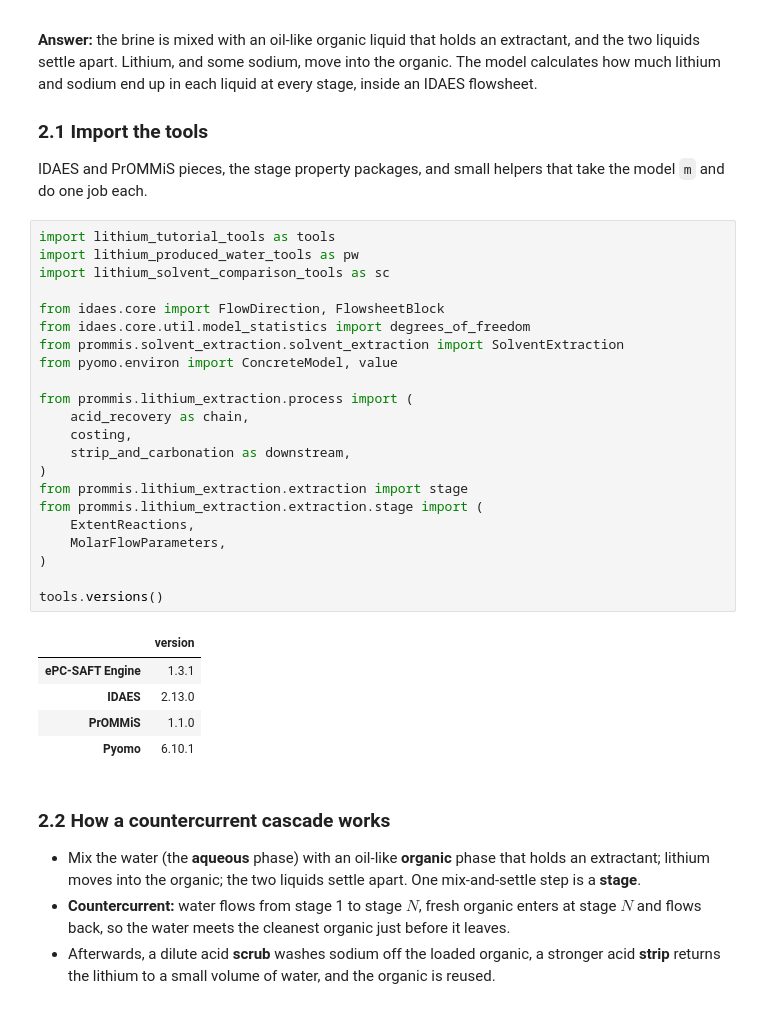
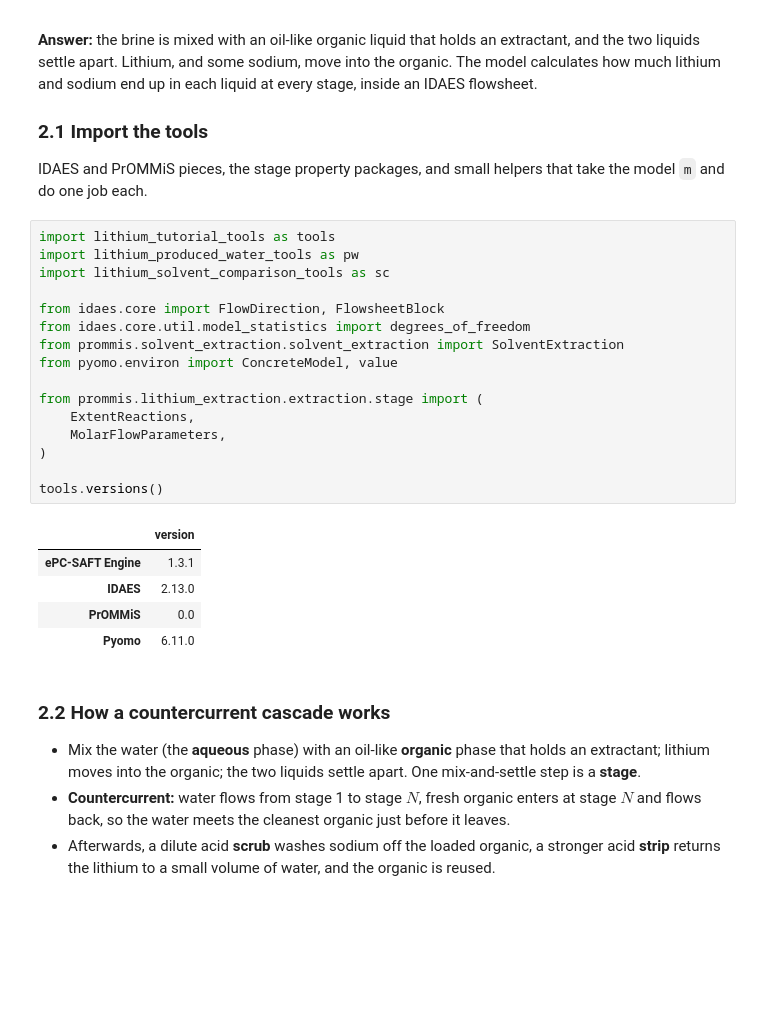
Before and after one commit to tannerpolley/prommis, a Jupyter notebook: docs/tutorials/lithium_produced_water_solvent_extraction.ipynb, the cells around one changed output. Drawn from its saved outputs; the diff is of its cells as text; blank space fills up the shorter version.

```diff
--- a/docs/tutorials/lithium_produced_water_solvent_extraction.ipynb
+++ b/docs/tutorials/lithium_produced_water_solvent_extraction.ipynb
@@ -57,31 +57,25 @@ IDAES and PrOMMiS pieces, the stage property packages, and small helpers that ta
 # %%
 import lithium_tutorial_tools as tools
 import lithium_produced_water_tools as pw
 import lithium_solvent_comparison_tools as sc
 
 from idaes.core import FlowDirection, FlowsheetBlock
 from idaes.core.util.model_statistics import degrees_of_freedom
 from prommis.solvent_extraction.solvent_extraction import SolventExtraction
 from pyomo.environ import ConcreteModel, value
 
-from prommis.lithium_extraction.process import (
-    acid_recovery as chain,
-    costing,
-    strip_and_carbonation as downstream,
-)
-from prommis.lithium_extraction.extraction import stage
 from prommis.lithium_extraction.extraction.stage import (
     ExtentReactions,
     MolarFlowParameters,
 )
 
 tools.versions()
 # %% [output]
 |  | version |
 | ePC-SAFT Engine | 1.3.1 |
 | IDAES | 2.13.0 |
-| PrOMMiS | 1.1.0 |
-| Pyomo | 6.10.1 |
+| PrOMMiS | 0.0 |
+| Pyomo | 6.11.0 |
 # %% [markdown]
 ### 2.2 How a countercurrent cascade works
 
```
Also changed, not shown: parts of 48 cells of this notebook.
